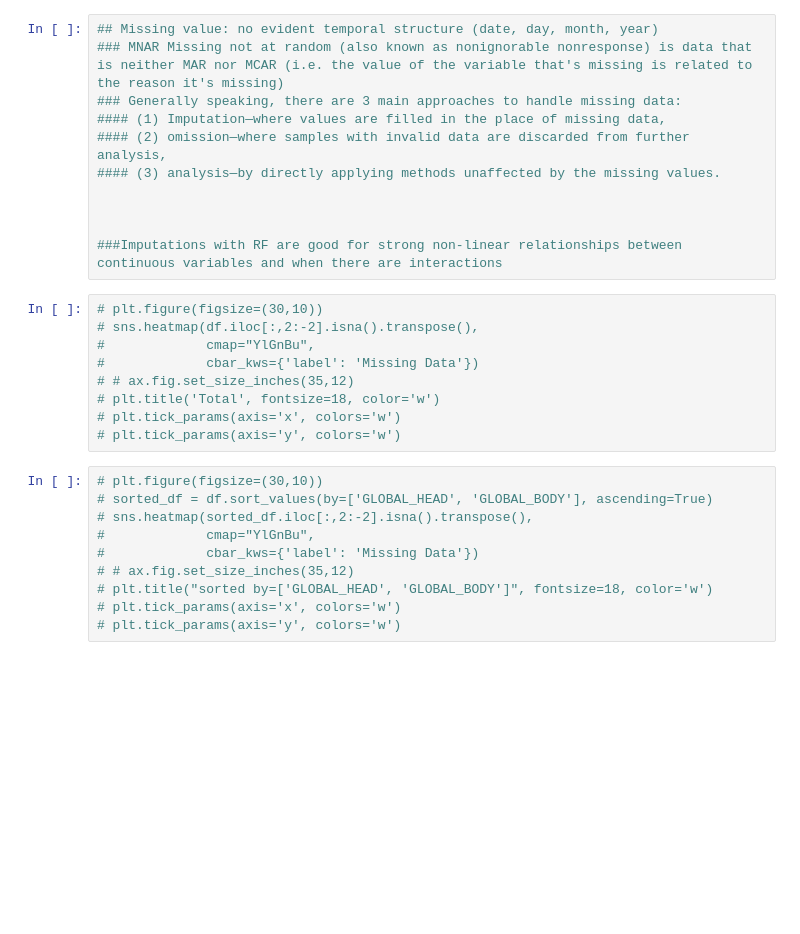
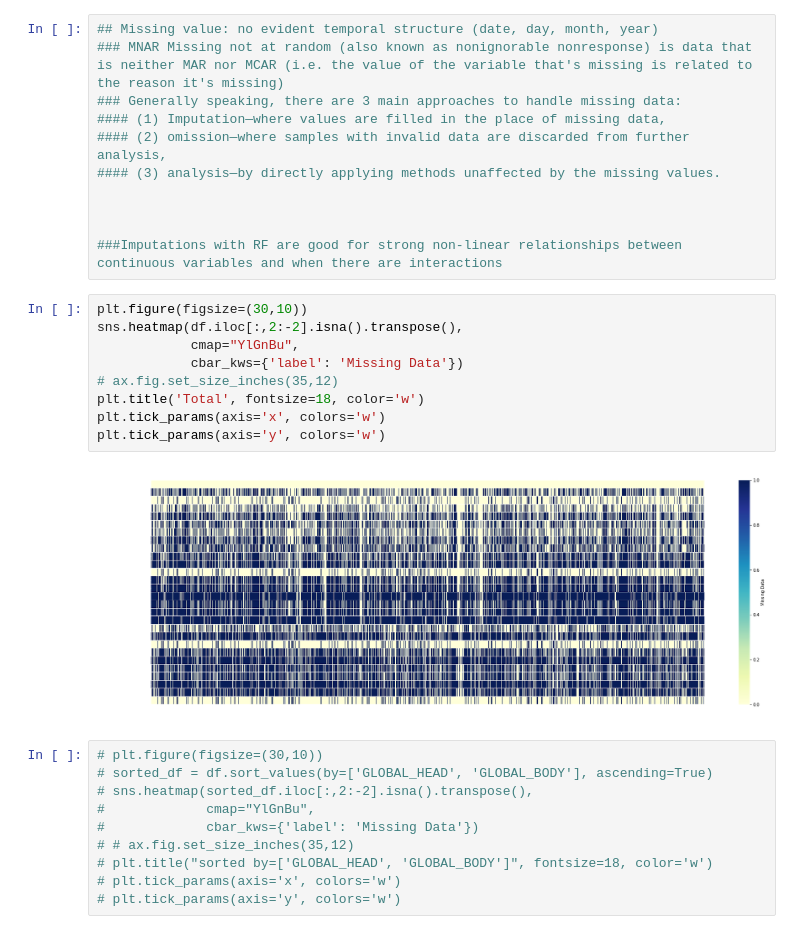
Before and after one commit to STF-R/RP_Challenge, a Jupyter notebook: Ravenpack_viz.ipynb, the cells around one changed output. Cells and saved outputs as stored; diff of their text form; blank space fills up the shorter version.

```diff
--- a/Ravenpack_viz.ipynb
+++ b/Ravenpack_viz.ipynb
@@ -284,14 +306,16 @@ ___
 
 ###Imputations with RF are good for strong non-linear relationships between continuous variables and when there are interactions
 # %%
-# plt.figure(figsize=(30,10))
-# sns.heatmap(df.iloc[:,2:-2].isna().transpose(),
-#             cmap="YlGnBu",
-#             cbar_kws={'label': 'Missing Data'})
-# # ax.fig.set_size_inches(35,12)
-# plt.title('Total', fontsize=18, color='w')
-# plt.tick_params(axis='x', colors='w')
-# plt.tick_params(axis='y', colors='w')
+plt.figure(figsize=(30,10))
+sns.heatmap(df.iloc[:,2:-2].isna().transpose(),
+            cmap="YlGnBu",
+            cbar_kws={'label': 'Missing Data'})
+# ax.fig.set_size_inches(35,12)
+plt.title('Total', fontsize=18, color='w')
+plt.tick_params(axis='x', colors='w')
+plt.tick_params(axis='y', colors='w')
+# %% [output]
+[figure, added]
 # %%
 # plt.figure(figsize=(30,10))
 # sorted_df = df.sort_values(by=['GLOBAL_HEAD', 'GLOBAL_BODY'], ascending=True)
```
Also changed, not shown: parts of 5 cells of this notebook, 1 other file.
